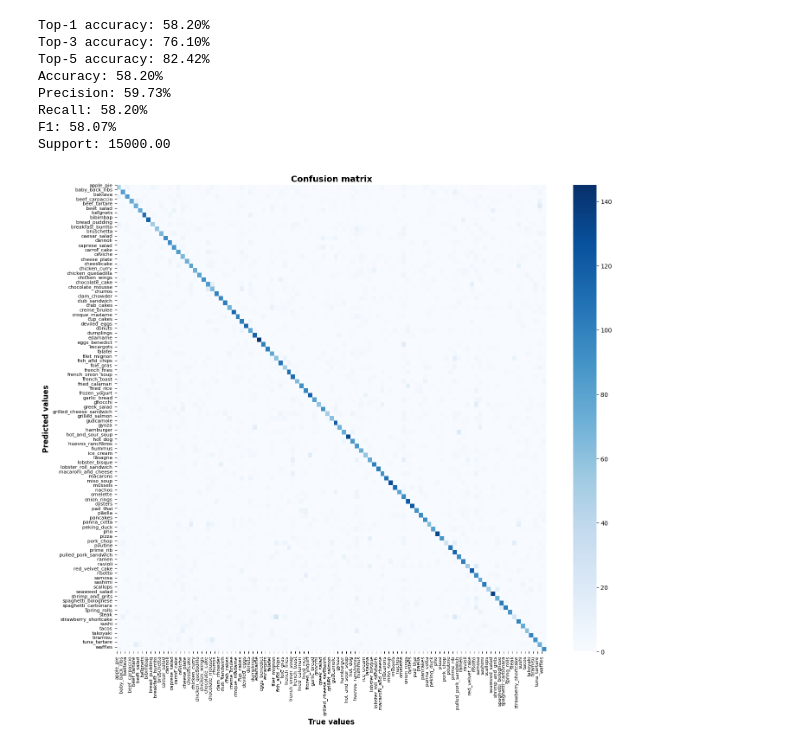
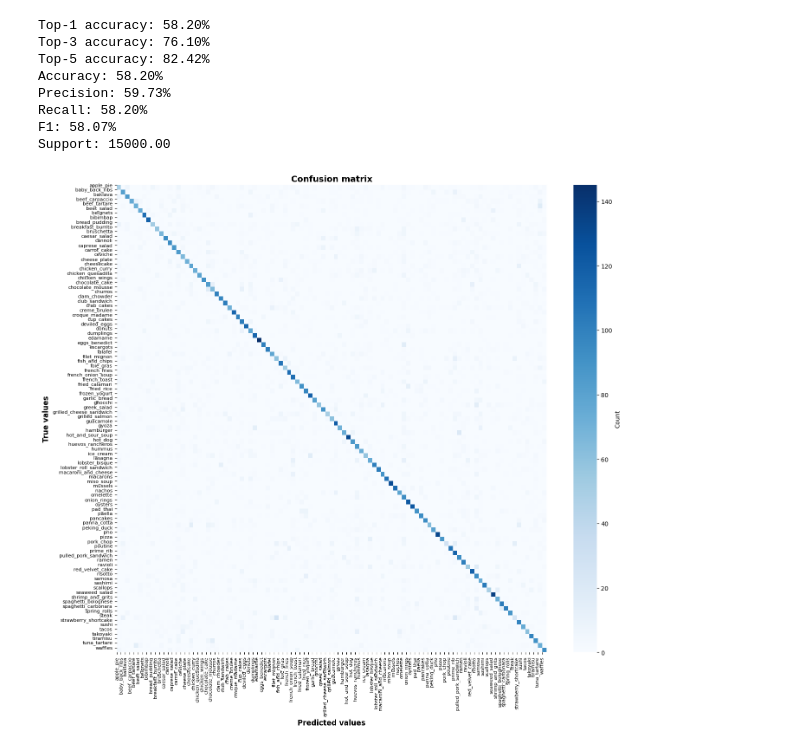
Before and after one commit to mm0narch/me-food, a Jupyter notebook: src/model_training/notebook.ipynb, the cells around one changed output. Saved outputs shown, nothing was run; the diff lists cells and outputs as text; code cells hidden in the pictures.

```diff
--- a/src/model_training/notebook.ipynb
+++ b/src/model_training/notebook.ipynb
@@ -476,19 +476,19 @@ Support: 15000.00
 # %%
 cm=confusion_matrix(val_labels, val_preds)
 
 fig, ax=plt.subplots(figsize=(16, 14))
-sns.heatmap(cm, fmt='d', cmap='Blues', ax=ax)
-ax.set_xlabel('True values', fontsize=12, fontweight='bold')
-ax.set_ylabel('Predicted values', fontsize=12, fontweight='bold')
+sns.heatmap(cm, fmt='d', cmap='Blues', ax=ax, cbar_kws={'label': 'Count'})
+ax.set_xlabel('Predicted values', fontsize=12, fontweight='bold')
+ax.set_ylabel('True values', fontsize=12, fontweight='bold')
 ax.set_xticks(np.arange(NUM_CLASSES))
 ax.set_yticks(np.arange(NUM_CLASSES))
 ax.set_title('Confusion matrix', fontsize=14, fontweight='bold')
 
 class_names=[val_dataset.get_class_name(i) for i in range(NUM_CLASSES)]
 ax.set_xticklabels(class_names, rotation=90, fontsize=8)
 ax.set_yticklabels(class_names, rotation=0, fontsize=8)
 
 plt.savefig('figures/confusion_matrix', dpi=300, bbox_inches='tight')
 plt.show()
 # %% [output]
-[figure, old version]
+[figure, new version]
```
Also changed, not shown: parts of 5 cells of this notebook, 5 other files.
